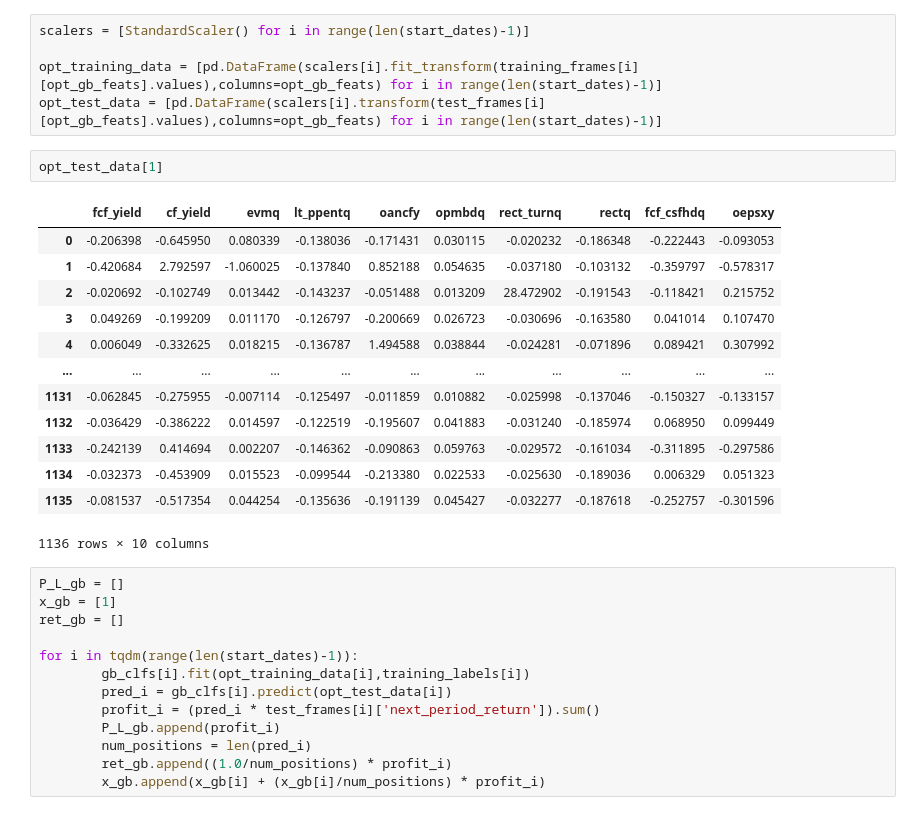
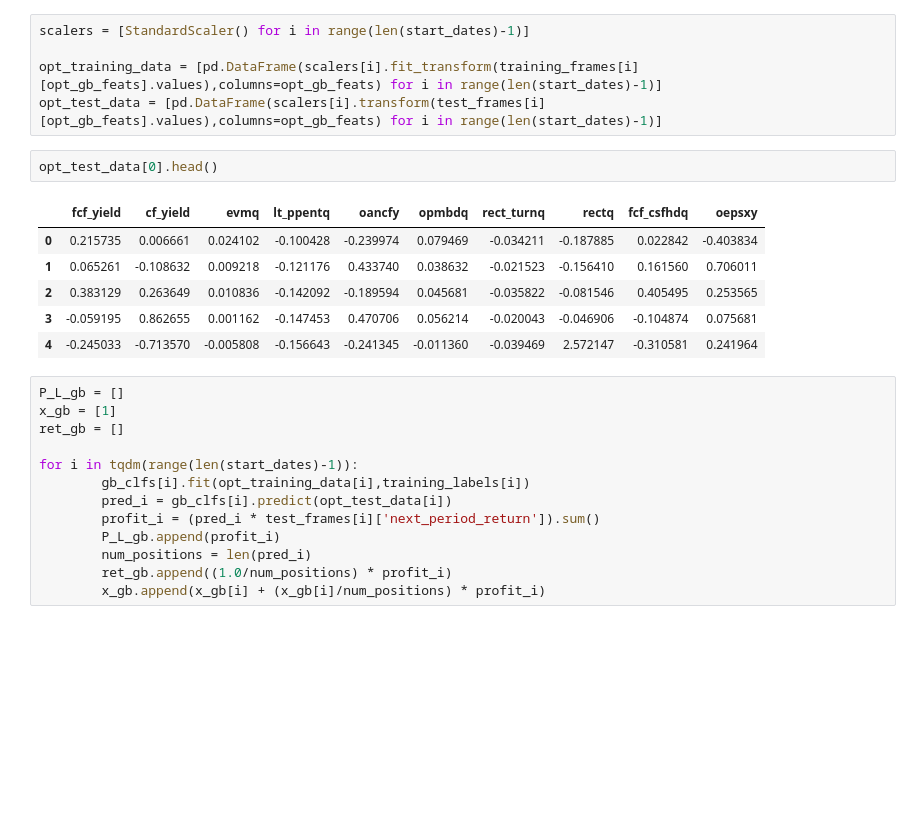
Before and after one commit to shrilekkala/ml_fin, a Jupyter notebook: Homeworks/HW4/HW4.ipynb, the cells around one changed output. Cells and saved outputs as stored; diff of their text form; blank space fills up the shorter version.

```diff
--- a/Homeworks/HW4/HW4.ipynb
+++ b/Homeworks/HW4/HW4.ipynb
@@ -275,22 +255,15 @@ scalers = [StandardScaler() for i in range(len(start_dates)-1)]
 
 opt_training_data = [pd.DataFrame(scalers[i].fit_transform(training_frames[i][opt_gb_feats].values),columns=opt_gb_feats) for i in range(len(start_dates)-1)]
 opt_test_data = [pd.DataFrame(scalers[i].transform(test_frames[i][opt_gb_feats].values),columns=opt_gb_feats) for i in range(len(start_dates)-1)]
-# %%
-opt_test_data[1]
-# %% [output]
-|  | fcf_yield | cf_yield | evmq | lt_ppentq | oancfy | opmbdq | rect_turnq | rectq | fcf_csfhdq | oepsxy |
-| 0 | -0.206398 | -0.645950 | 0.080339 | -0.138036 | -0.171431 | 0.030115 | -0.020232 | -0.186348 | -0.222443 | -0.093053 |
-| 1 | -0.420684 | 2.792597 | -1.060025 | -0.137840 | 0.852188 | 0.054635 | -0.037180 | -0.103132 | -0.359797 | -0.578317 |
-| 2 | -0.020692 | -0.102749 | 0.013442 | -0.143237 | -0.051488 | 0.013209 | 28.472902 | -0.191543 | -0.118421 | 0.215752 |
-| 3 | 0.049269 | -0.199209 | 0.011170 | -0.126797 | -0.200669 | 0.026723 | -0.030696 | -0.163580 | 0.041014 | 0.107470 |
-| 4 | 0.006049 | -0.332625 | 0.018215 | -0.136787 | 1.494588 | 0.038844 | -0.024281 | -0.071896 | 0.089421 | 0.307992 |
-| ... | ... | ... | ... | ... | ... | ... | ... | ... | ... | ... |
-| 1131 | -0.062845 | -0.275955 | -0.007114 | -0.125497 | -0.011859 | 0.010882 | -0.025998 | -0.137046 | -0.150327 | -0.133157 |
-| 1132 | -0.036429 | -0.386222 | 0.014597 | -0.122519 | -0.195607 | 0.041883 | -0.031240 | -0.185974 | 0.068950 | 0.099449 |
-| 1133 | -0.242139 | 0.414694 | 0.002207 | -0.146362 | -0.090863 | 0.059763 | -0.029572 | -0.161034 | -0.311895 | -0.297586 |
-| 1134 | -0.032373 | -0.453909 | 0.015523 | -0.099544 | -0.213380 | 0.022533 | -0.025630 | -0.189036 | 0.006329 | 0.051323 |
-| 1135 | -0.081537 | -0.517354 | 0.044254 | -0.135636 | -0.191139 | 0.045427 | -0.032277 | -0.187618 | -0.252757 | -0.301596 |
-1136 rows × 10 columns
+# %%
+opt_test_data[0].head()
+# %% [output]
+|  | fcf_yield | cf_yield | evmq | lt_ppentq | oancfy | opmbdq | rect_turnq | rectq | fcf_csfhdq | oepsxy |
+| 0 | 0.215735 | 0.006661 | 0.024102 | -0.100428 | -0.239974 | 0.079469 | -0.034211 | -0.187885 | 0.022842 | -0.403834 |
+| 1 | 0.065261 | -0.108632 | 0.009218 | -0.121176 | 0.433740 | 0.038632 | -0.021523 | -0.156410 | 0.161560 | 0.706011 |
+| 2 | 0.383129 | 0.263649 | 0.010836 | -0.142092 | -0.189594 | 0.045681 | -0.035822 | -0.081546 | 0.405495 | 0.253565 |
+| 3 | -0.059195 | 0.862655 | 0.001162 | -0.147453 | 0.470706 | 0.056214 | -0.020043 | -0.046906 | -0.104874 | 0.075681 |
+| 4 | -0.245033 | -0.713570 | -0.005808 | -0.156643 | -0.241345 | -0.011360 | -0.039469 | 2.572147 | -0.310581 | 0.241964 |
 # %%
 P_L_gb = []
 x_gb = [1]
```
Also changed, not shown: parts of 14 cells of this notebook.
